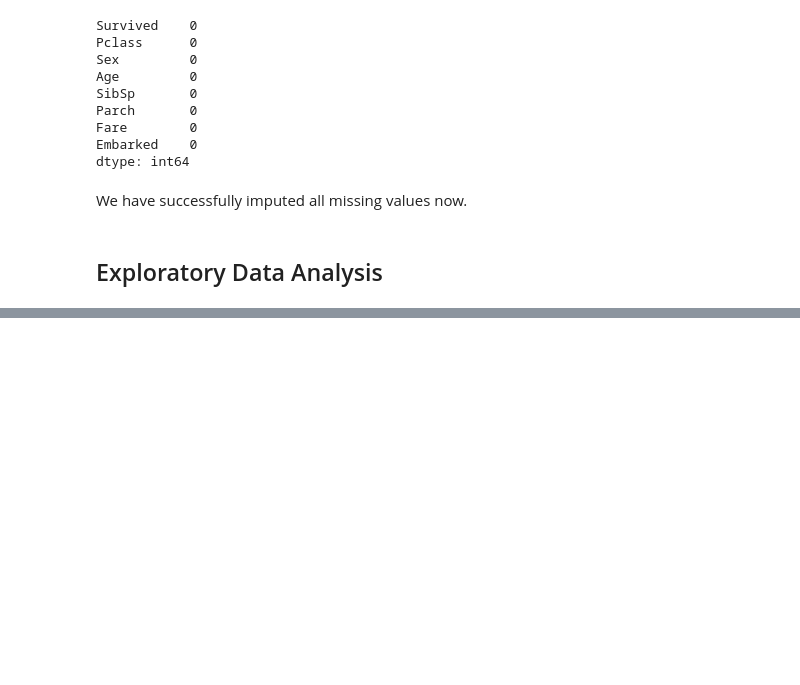
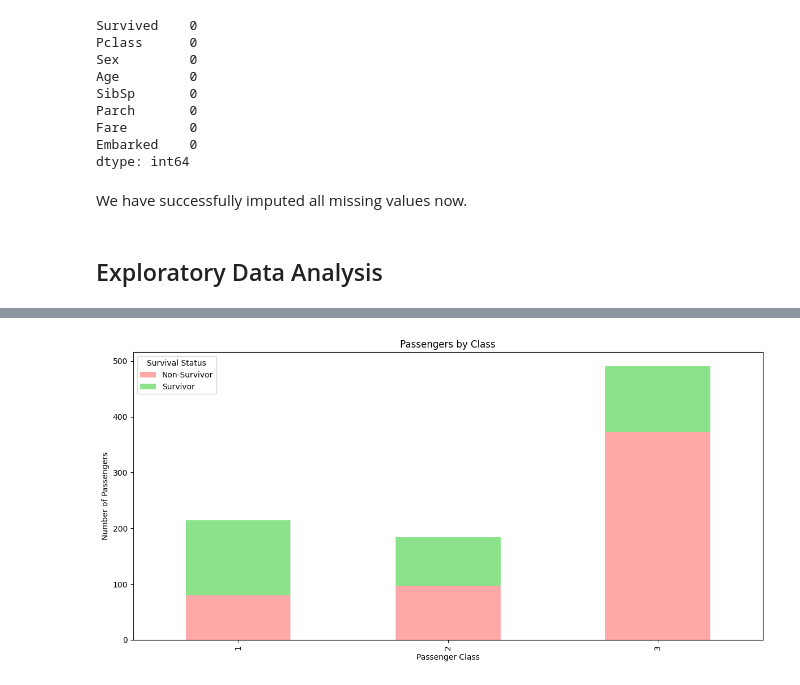
Before and after one commit to bribyte/titanic, a Jupyter notebook: analysis.ipynb, the cells around one changed output, grey strips where cells are left out. Saved outputs shown, nothing was run; the diff lists cells and outputs as text; code cells hidden in the pictures; blank space fills up the shorter version.

```diff
--- a/analysis.ipynb
+++ b/analysis.ipynb
@@ -229,0 +302,19 @@ We have successfully imputed all missing values now.
+# %%
+pclass = df.groupby(['Pclass', 'Survived']).Pclass.count().unstack()
+
+ax = pclass.plot(
+    kind='bar',
+    stacked=True,
+    title='Passengers by Class',
+    color=['#ff9999', '#77dd77'],
+    alpha=0.85,
+    figsize=(12, 6)
+)
+
+ax.set_xlabel("Passenger Class")
+ax.set_ylabel("Number of Passengers")
+ax.legend(['Non-Survivor', 'Survivor'], title="Survival Status", loc="upper left")
+plt.tight_layout()
+plt.show()
+# %% [output]
+[figure, added]
```
Also changed, not shown: parts of 23 cells of this notebook, 3 other files.
